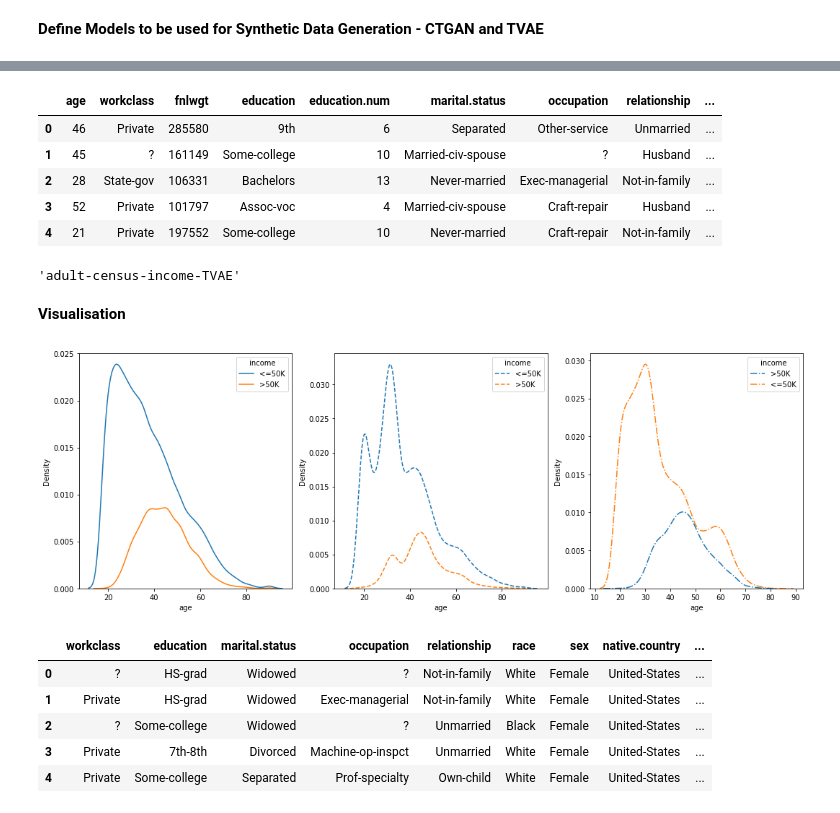
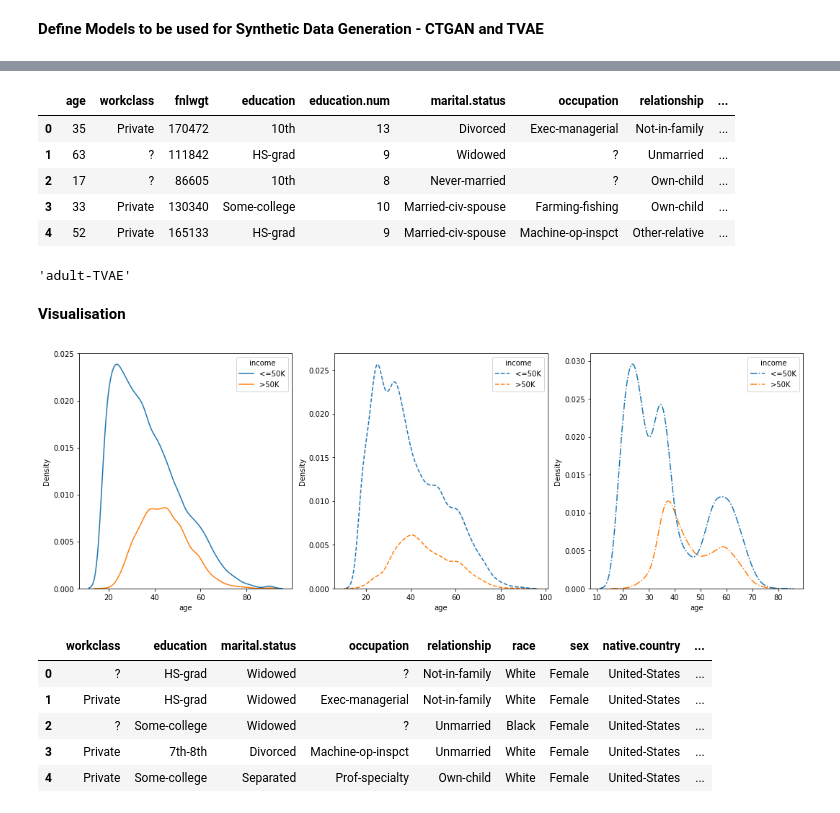
Before and after one commit to saqib-sarwar/synd-survey, a Jupyter notebook: synd-comparison.ipynb, the cells around one changed output, grey strips where cells are left out. Saved outputs shown, nothing was run; the diff lists cells and outputs as text; code cells hidden in the pictures.

```diff
--- a/synd-comparison.ipynb
+++ b/synd-comparison.ipynb
@@ -52,6 +50,6 @@ for df in dfs:
     print('%'*40 + '\n')
     df.info()
     display(df.head())
-    synthetic_data_mapping[df.name] = []
+    synthetic_data_mapping['syn_' + df.name] = []
 # %% [output]
 %%%%%%%%%%%%%%%%%%%%%%%%%%%%%%%%%%%%%%%%
@@ -357,29 +359,29 @@ saved_models
 # %%
-synthetic_data_mapping[df1.name][0].head()
+synthetic_data_mapping['syn_' + df1.name][0].head()
 # %% [output]
 |  | age | workclass | fnlwgt | education | education.num | marital.status | occupation | relationship | ... |
-| 0 | 46 | Private | 285580 | 9th | 6 | Separated | Other-service | Unmarried | ... |
-| 1 | 45 | ? | 161149 | Some-college | 10 | Married-civ-spouse | ? | Husband | ... |
-| 2 | 28 | State-gov | 106331 | Bachelors | 13 | Never-married | Exec-managerial | Not-in-family | ... |
-| 3 | 52 | Private | 101797 | Assoc-voc | 4 | Married-civ-spouse | Craft-repair | Husband | ... |
-| 4 | 21 | Private | 197552 | Some-college | 10 | Never-married | Craft-repair | Not-in-family | ... |
+| 0 | 35 | Private | 170472 | 10th | 13 | Divorced | Exec-managerial | Not-in-family | ... |
+| 1 | 63 | ? | 111842 | HS-grad | 9 | Widowed | ? | Unmarried | ... |
+| 2 | 17 | ? | 86605 | 10th | 8 | Never-married | ? | Own-child | ... |
+| 3 | 33 | Private | 130340 | Some-college | 10 | Married-civ-spouse | Farming-fishing | Own-child | ... |
+| 4 | 52 | Private | 165133 | HS-grad | 9 | Married-civ-spouse | Machine-op-inspct | Other-relative | ... |
 # %%
-synthetic_data_mapping[df1.name][1].name
+synthetic_data_mapping['syn_' + df1.name][1].name
 # %% [output]
-'adult-census-income-TVAE'
+'adult-TVAE'
 # %% [markdown]
 **Visualisation**
 # %%
 import seaborn as sns
 from matplotlib import pyplot as plt
 
 fig, (ax0, ax1, ax2) = plt.subplots(nrows=1, ncols=3, figsize=(18,6))
 sns.kdeplot(data=df1,ax=ax0, x='age', hue='income')
-sns.kdeplot(data=synthetic_data_mapping[df1.name][0],ax=ax1, x='age', hue='income', label='ctgan', ls='--')
-sns.kdeplot(data=synthetic_data_mapping[df1.name][1],ax=ax2, x='age', hue='income', label='tvae', ls='-.')
+sns.kdeplot(data=synthetic_data_mapping['syn_' + df1.name][0],ax=ax1, x='age', hue='income', label='ctgan', ls='--')
+sns.kdeplot(data=synthetic_data_mapping['syn_' + df1.name][1],ax=ax2, x='age', hue='income', label='tvae', ls='-.')
 plt.show()
 # %% [output]
-[figure, old version]
+[figure, new version]
 # %%
 obj_data = df1.select_dtypes(include=['object']).copy()
 obj_data.head()
```
Also changed, not shown: parts of 7 cells of this notebook, 1 other file.
